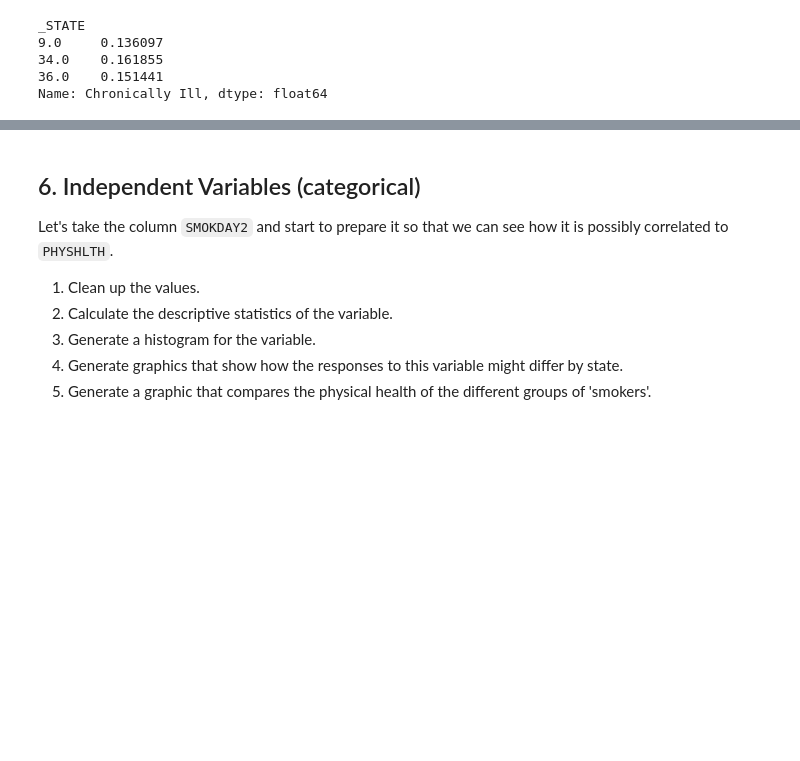
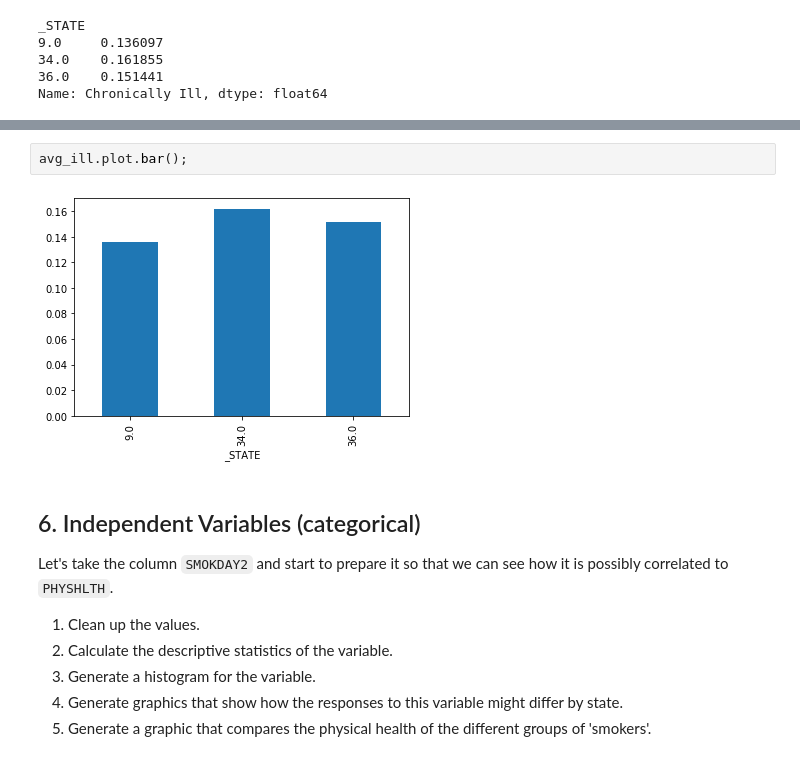
Before and after one commit to Vajrasamaya/nyc-ds-111819-lectures, a Jupyter notebook: Mod_1/case_study/Data_Exploration_Applied.ipynb, the cells around one changed output, grey strips where cells are left out. Saved outputs shown, nothing was run; the diff lists cells and outputs as text; blank space fills up the shorter version.

```diff
--- a/Mod_1/case_study/Data_Exploration_Applied.ipynb
+++ b/Mod_1/case_study/Data_Exploration_Applied.ipynb
@@ -307,3 +319,7 @@ plt.bar("_STATE", "avg_ill")
+# %%
+avg_ill.plot.bar();
+# %% [output]
+[figure, added]
 # %% [markdown]
 ## 6. Independent Variables (categorical)
 
```
Also changed, not shown: parts of 7 cells of this notebook, 15 other files.
